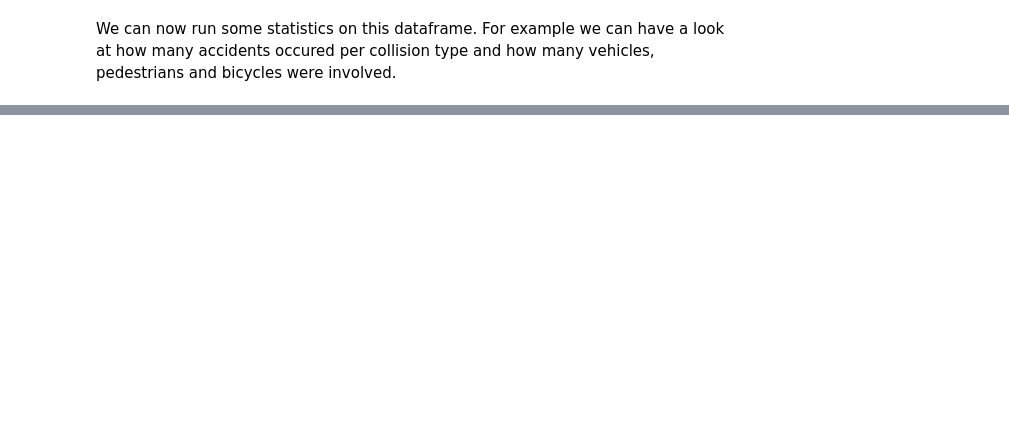
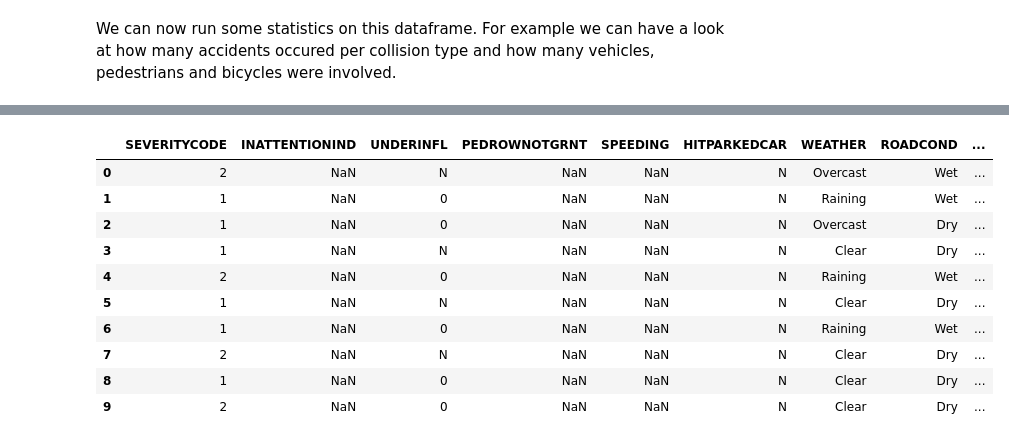
Before and after one commit to pcarugno/Coursera_Capstone, a Jupyter notebook: Coursera_Capstone/Coursera_Capstone Project - Report.ipynb, the cells around one changed output, grey strips where cells are left out. Drawn from its saved outputs; the diff is of its cells as text; code cells hidden in the pictures; blank space fills up the shorter version.

```diff
--- a/Coursera_Capstone/Coursera_Capstone Project - Report.ipynb
+++ b/Coursera_Capstone/Coursera_Capstone Project - Report.ipynb
@@ -396,0 +411,15 @@ let's try one more time
+# %%
+cond_df = coll_df[['SEVERITYCODE','INATTENTIONIND','UNDERINFL','PEDROWNOTGRNT','SPEEDING','HITPARKEDCAR','WEATHER','ROADCOND','LIGHTCOND']]
+cond_df.head(10)
+# %% [output]
+|  | SEVERITYCODE | INATTENTIONIND | UNDERINFL | PEDROWNOTGRNT | SPEEDING | HITPARKEDCAR | WEATHER | ROADCOND | ... |
+| 0 | 2 | NaN | N | NaN | NaN | N | Overcast | Wet | ... |
+| 1 | 1 | NaN | 0 | NaN | NaN | N | Raining | Wet | ... |
+| 2 | 1 | NaN | 0 | NaN | NaN | N | Overcast | Dry | ... |
+| 3 | 1 | NaN | N | NaN | NaN | N | Clear | Dry | ... |
+| 4 | 2 | NaN | 0 | NaN | NaN | N | Raining | Wet | ... |
+| 5 | 1 | NaN | N | NaN | NaN | N | Clear | Dry | ... |
+| 6 | 1 | NaN | 0 | NaN | NaN | N | Raining | Wet | ... |
+| 7 | 2 | NaN | N | NaN | NaN | N | Clear | Dry | ... |
+| 8 | 1 | NaN | 0 | NaN | NaN | N | Clear | Dry | ... |
+| 9 | 2 | NaN | 0 | NaN | NaN | N | Clear | Dry | ... |
```
Also changed, not shown: parts of 17 cells of this notebook.
